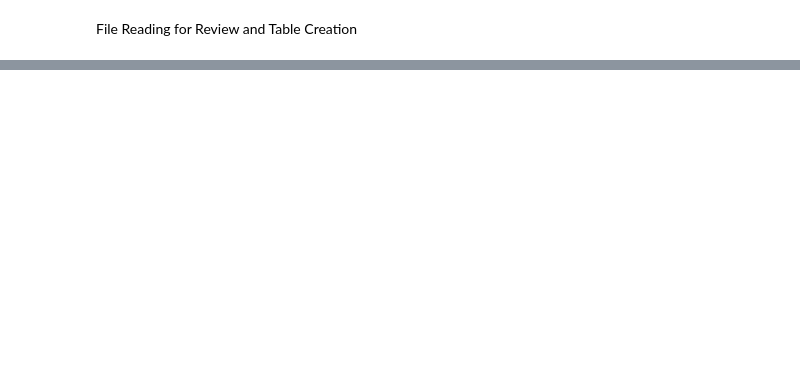
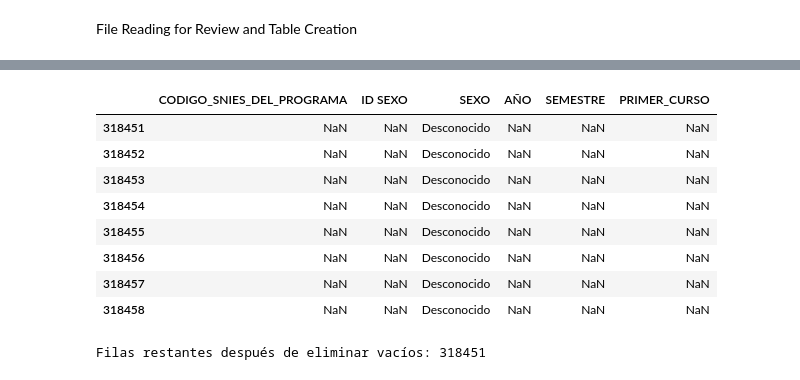
Before and after one commit to jennramos87/Proyecto_ETL, a Jupyter notebook: Extraction_1curso.ipynb, the cells around one changed output, grey strips where cells are left out. Drawn from its saved outputs; the diff is of its cells as text; code cells hidden in the pictures; blank space fills up the shorter version.

```diff
--- a/Extraction_1curso.ipynb
+++ b/Extraction_1curso.ipynb
@@ -123,0 +133,8 @@ Tabla 'tabla_2023_1ERCURSO':
+# %%
+# Mostrar los encabezados de los DataFrames en orden alfabético
+for i, df in enumerate([df_2017_1ERCURSO_copy, df_2018_1ERCURSO_copy, df_2019_1ERCURSO_copy,
+                         df_2020_1ERCURSO_copy, df_2021_1ERCURSO_copy, df_2022_1ERCURSO_copy,
+                         df_2023_1ERCURSO_copy]):
+    print(f"Encabezados del DataFrame {i + 2017} (ordenados alfabéticamente):")
+    print(sorted(df.columns.tolist()))
+    print()
@@ -123,0 +162,8 @@ Tabla 'tabla_2023_1ERCURSO':
+# %%
+# Mostrar los tipos de datos de cada DataFrame
+for i, df in enumerate([df_2017_1ERCURSO_copy, df_2018_1ERCURSO_copy, df_2019_1ERCURSO_copy,
+                         df_2020_1ERCURSO_copy, df_2021_1ERCURSO_copy, df_2022_1ERCURSO_copy,
+                         df_2023_1ERCURSO_copy]):
+    print(f"Tipos de datos del DataFrame {i + 2017}:")
+    print(df.dtypes)
+    print()
@@ -124,6 +188,11 @@ Tabla 'tabla_2023_1ERCURSO':
 # %%
 # Palabras clave para filtrar las columnas
-keywords = ['SNIES', 'SEXO', 'AÑO', 'ANO', 'PRIMER']
+keywords = ['SNIES', 'SEXO', 'AÑO', 'ANO', 'PRIMER','CURSO', 'SEMESTRE']
+
+# Crear una lista de DataFrames
+dataframes = [df_2017_1ERCURSO_copy, df_2018_1ERCURSO_copy, df_2019_1ERCURSO_copy,
+              df_2020_1ERCURSO_copy, df_2021_1ERCURSO_copy, df_2022_1ERCURSO_copy,
+              df_2023_1ERCURSO_copy]
 
 # Iterar sobre cada DataFrame y realizar las transformaciones necesarias
 filtered_dataframes = []
@@ -138,10 +207,14 @@ for i, df in enumerate(dataframes):
 
     # Renombrar las columnas específicas
     filtered_df = filtered_df.rename(columns={
-        'CODIGO \nSNIES DEL\nPROGRAMA': 'CODIGO SNIES DEL PROGRAMA',
-        'PRIMER CURSO 2017': 'PRIMER CURSO',
-        'PRIMER CURSO 2018': 'PRIMER CURSO',
-        'PRIMER CURSO 2019': 'PRIMER CURSO',
+        'CODIGO \nSNIES DEL\nPROGRAMA':'CODIGO_SNIES_DEL_PROGRAMA',
+        'CODIGO SNIES DEL PROGRAMA': 'CODIGO_SNIES_DEL_PROGRAMA',
+        'MATRICULADOS PRIMER CURSO':'PRIMER_CURSO',
+        'PRIMER CURSO 2017':'PRIMER_CURSO',
+        'PRIMER CURSO 2018':'PRIMER_CURSO',
+        'PRIMER CURSO 2019':'PRIMER_CURSO',
+        'PRIMER CURSO':'PRIMER_CURSO',
+        'PRIMER CURSO':'PRIMER_CURSO',
         'ANO': 'AÑO'
     })
 
@@ -150,7 +223,3 @@ for i, df in enumerate(dataframes):
 
     #Agregar el DataFrame filtrado a la lista de DataFrames filtrados
     filtered_dataframes.append(filtered_df)
-
-# Mostrar los encabezados de los DataFrames actualizados
-for i, df in enumerate(dataframes):
-    print(df.head())
@@ -215,0 +265,24 @@ Filas eliminadas: 49272
+# %%
+# Filtrar registros donde 'PRIMER_CURSO' está vacío
+empty_primer_curso = combined_df[combined_df['PRIMER_CURSO'].isna()]
+
+# Mostrar las primeras 30 filas
+empty_primer_curso.head(8)
+# %% [output]
+|  | CODIGO_SNIES_DEL_PROGRAMA | ID SEXO | SEXO | AÑO | SEMESTRE | PRIMER_CURSO |
+| 318451 | NaN | NaN | Desconocido | NaN | NaN | NaN |
+| 318452 | NaN | NaN | Desconocido | NaN | NaN | NaN |
+| 318453 | NaN | NaN | Desconocido | NaN | NaN | NaN |
+| 318454 | NaN | NaN | Desconocido | NaN | NaN | NaN |
+| 318455 | NaN | NaN | Desconocido | NaN | NaN | NaN |
+| 318456 | NaN | NaN | Desconocido | NaN | NaN | NaN |
+| 318457 | NaN | NaN | Desconocido | NaN | NaN | NaN |
+| 318458 | NaN | NaN | Desconocido | NaN | NaN | NaN |
+# %%
+# Eliminar filas con valores vacíos en el DataFrame
+combined_df = combined_df.dropna()
+
+# Verificar el tamaño del DataFrame después de eliminar vacíos
+print(f"Filas restantes después de eliminar vacíos: {combined_df.shape[0]}")
+# %% [output]
+Filas restantes después de eliminar vacíos: 318451
```
Also changed, not shown: parts of 31 cells of this notebook, 2 other files.
